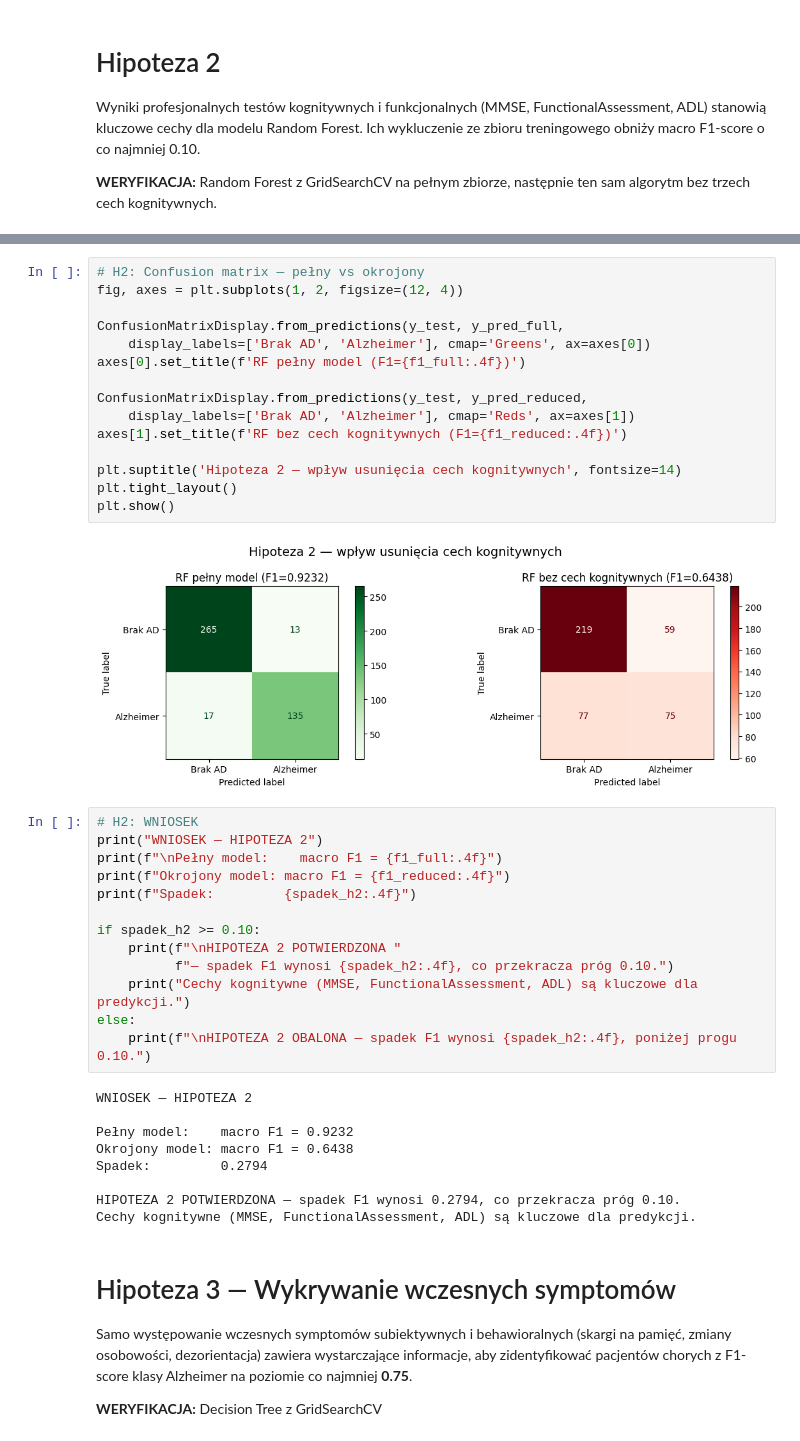
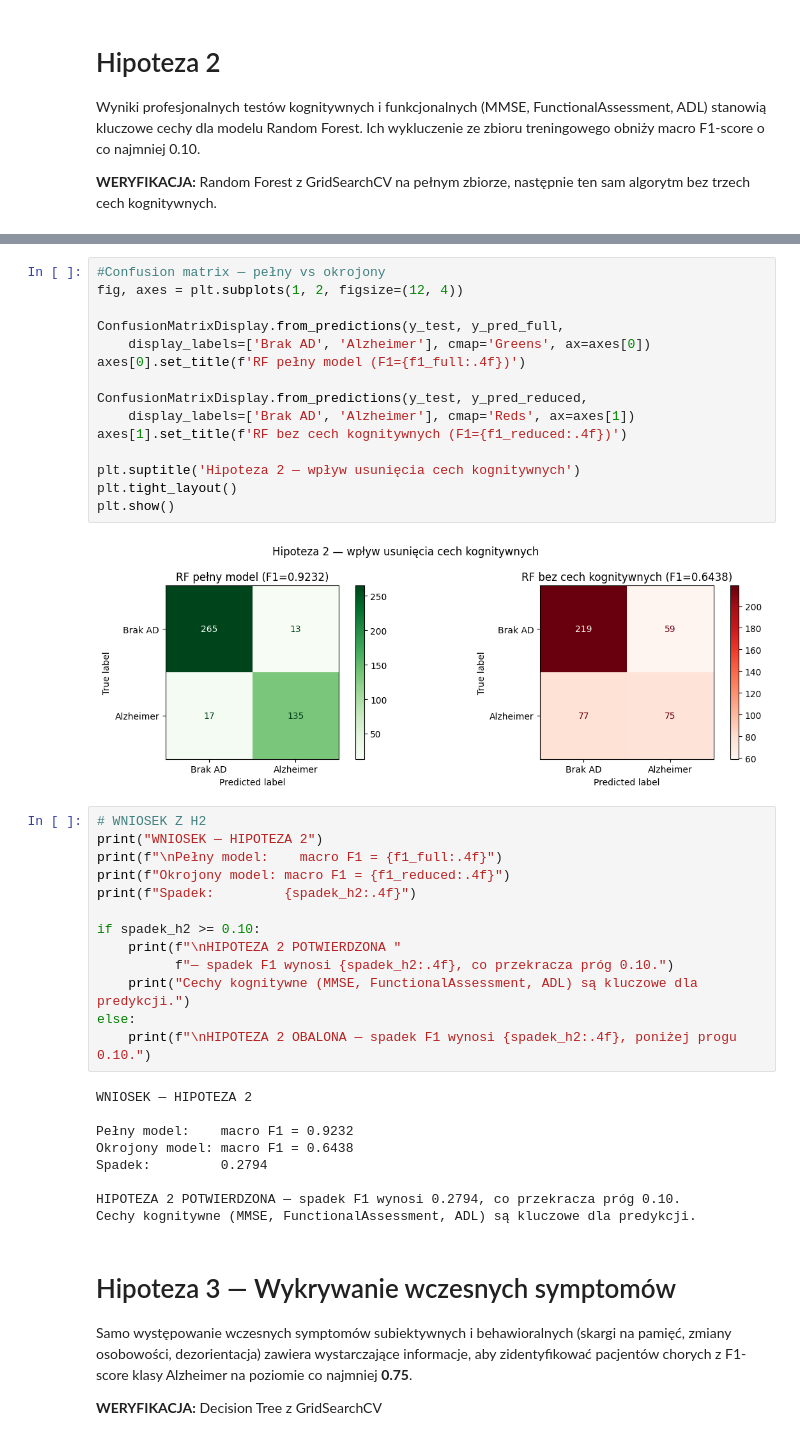
Before and after one commit to Werkxa/PROGRAMOWANIE_ALZHEIMER, a Jupyter notebook: alzheimer_analysis_ml_POPRAWIONY.ipynb, the cells around one changed output, grey strips where cells are left out. Cells and saved outputs as stored; diff of their text form.

```diff
--- a/alzheimer_analysis_ml_POPRAWIONY.ipynb
+++ b/alzheimer_analysis_ml_POPRAWIONY.ipynb
@@ -568,24 +568,24 @@ weighted avg       0.68      0.68      0.68       430
 
 Spadek macro F1 po usunięciu cech kognitywnych: 0.2794
 # %%
-# H2: Confusion matrix — pełny vs okrojony
+#Confusion matrix — pełny vs okrojony
 fig, axes = plt.subplots(1, 2, figsize=(12, 4))
 
 ConfusionMatrixDisplay.from_predictions(y_test, y_pred_full,
     display_labels=['Brak AD', 'Alzheimer'], cmap='Greens', ax=axes[0])
 axes[0].set_title(f'RF pełny model (F1={f1_full:.4f})')
 
 ConfusionMatrixDisplay.from_predictions(y_test, y_pred_reduced,
     display_labels=['Brak AD', 'Alzheimer'], cmap='Reds', ax=axes[1])
 axes[1].set_title(f'RF bez cech kognitywnych (F1={f1_reduced:.4f})')
 
-plt.suptitle('Hipoteza 2 — wpływ usunięcia cech kognitywnych', fontsize=14)
+plt.suptitle('Hipoteza 2 — wpływ usunięcia cech kognitywnych')
 plt.tight_layout()
 plt.show()
 # %% [output]
-[figure, old version]
+[figure, new version]
 # %%
-# H2: WNIOSEK
+# WNIOSEK Z H2
 print("WNIOSEK — HIPOTEZA 2")
 print(f"\nPełny model:    macro F1 = {f1_full:.4f}")
 print(f"Okrojony model: macro F1 = {f1_reduced:.4f}")
```
Also changed, not shown: parts of 16 cells of this notebook.
